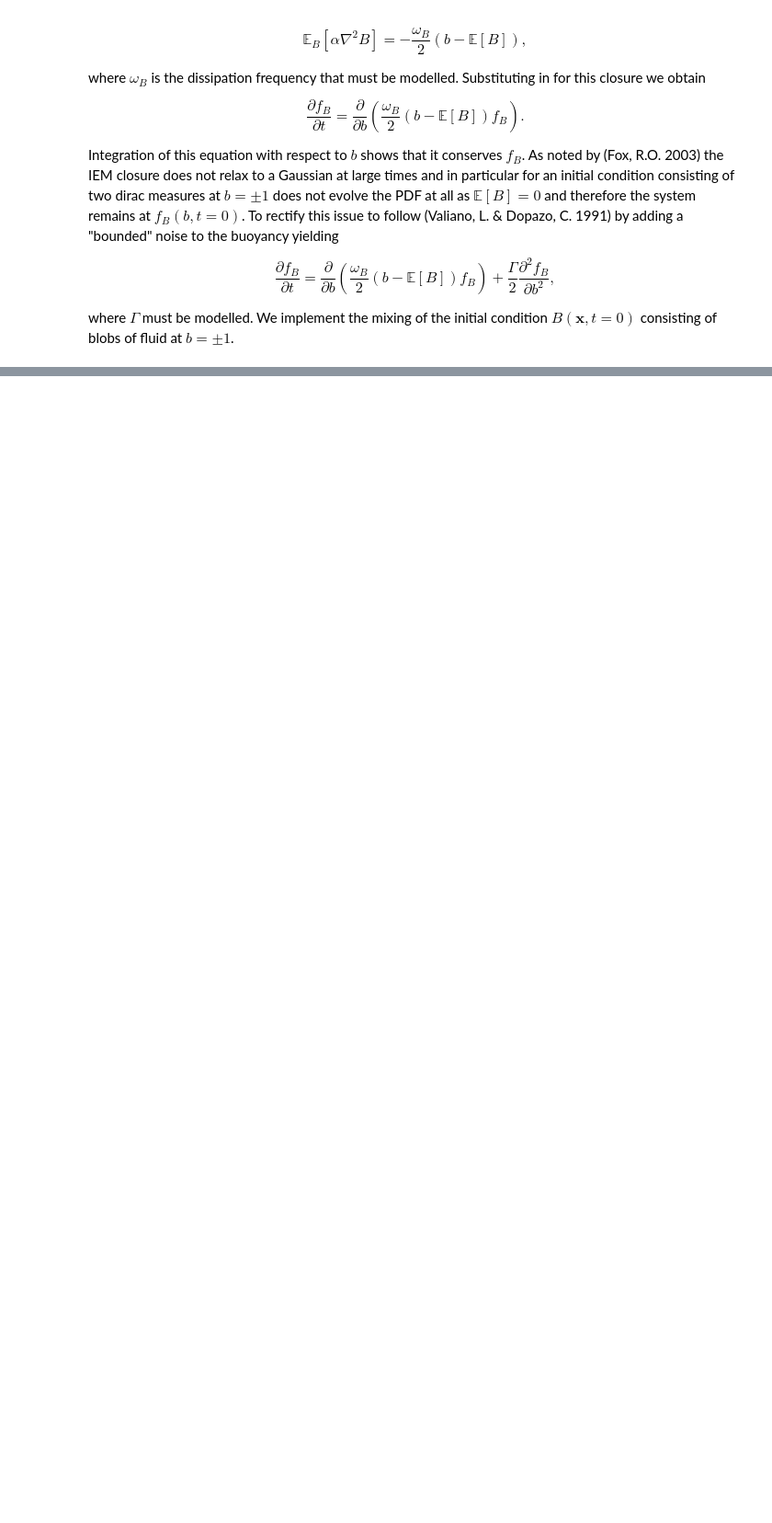
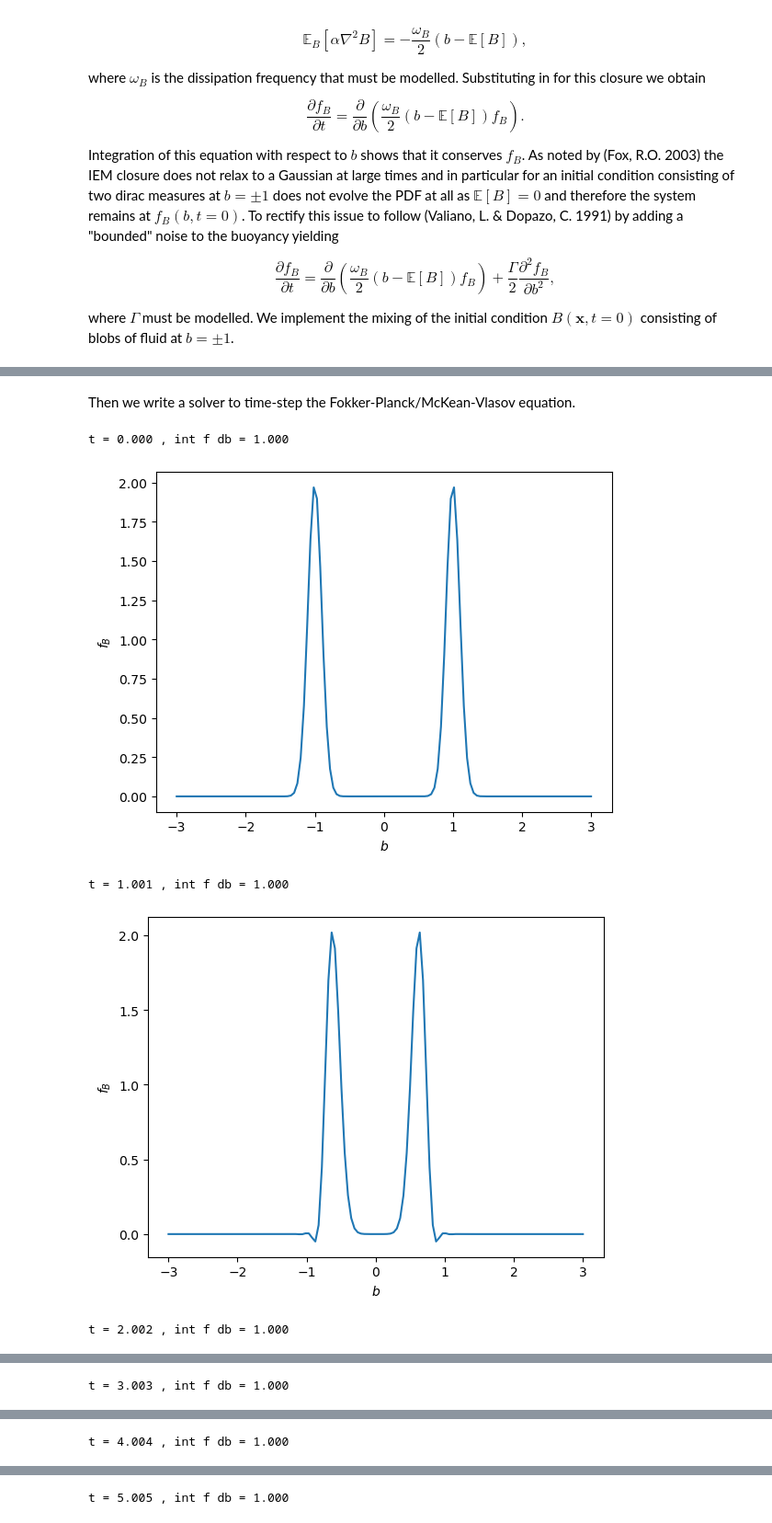
Before and after one commit to mannixp/D.strafity-mapping, a Jupyter notebook: Mapping/Part1_IEM_fB.ipynb, the cells around one changed output, grey strips where cells are left out. Shown at 92% size. Cells and saved outputs as stored; diff of their text form; code cells hidden in the pictures; blank space fills up the shorter version.

```diff
--- a/Mapping/Part1_IEM_fB.ipynb
+++ b/Mapping/Part1_IEM_fB.ipynb
@@ -135,3 +51,5 @@ test_derivatives()
+# %% [markdown]
+Then we write a solver to time-step the Fokker-Planck/McKean-Vlasov equation.
 # %%
 def solver(f, b, T, Δt):
 
@@ -142,7 +60,7 @@ def solver(f, b, T, Δt):
     L_b = sparse_laplacian(b, bcs=bc_b)
 
     def solve(f, b, Δt, L_b, D_b):
-        E_B = np.trapz(y=b*f, x=b)
+        E_B = trapz(y=b*f, x=b)
         RHS = D_b@( .5*ω_B*(b - E_B)*f ) + .5*Γ*L_b@f
         return f + Δt*RHS
 
@@ -151,9 +69,7 @@ def solver(f, b, T, Δt):
 
         # 0) Plot the system out
         if n%(len(T)//10) == 0:
-
-            print('t = %3.3f , int f db = %3.3f \n' %(t,np.trapz(y=f,x=b)))
-
+            print('t = %3.3f , int f db = %3.3f \n' %(t,trapz(y=f,x=b)))
             fig = plt.figure()
             plt.ylabel('$f_B$')
             plt.xlabel('$b$')
@@ -170,10 +86,16 @@ def solver(f, b, T, Δt):
 # %%
 N_T = 10**3
 T, Δt = np.linspace(0,10,N_T,retstep=True)
 
 # Initial conditions for f
 N = lambda x,μ,σ: (1./np.sqrt(2*np.pi*σ**2) )*np.exp(-.5*((x - μ)/σ)**2)
 f = N(x=b,μ=-1,σ=0.1)/2 + N(x=b,μ=1,σ=0.1)/2
 
 # Solve
-#solver(f, b, T, Δt)
+solver(f, b, T, Δt)
+# %% [output]
+t = 0.000 , int f db = 1.000
+[figure, added]
+t = 1.001 , int f db = 1.000
+[figure, added]
+t = 2.002 , int f db = 1.000
@@ -179,0 +103 @@ f = N(x=b,μ=-1,σ=0.1)/2 + N(x=b,μ=1,σ=0.1)/2
+t = 3.003 , int f db = 1.000
@@ -179,0 +105 @@ f = N(x=b,μ=-1,σ=0.1)/2 + N(x=b,μ=1,σ=0.1)/2
+t = 4.004 , int f db = 1.000
@@ -179,0 +107 @@ f = N(x=b,μ=-1,σ=0.1)/2 + N(x=b,μ=1,σ=0.1)/2
+t = 5.005 , int f db = 1.000
```
Also changed, not shown: parts of 13 cells of this notebook, 8 other files.
